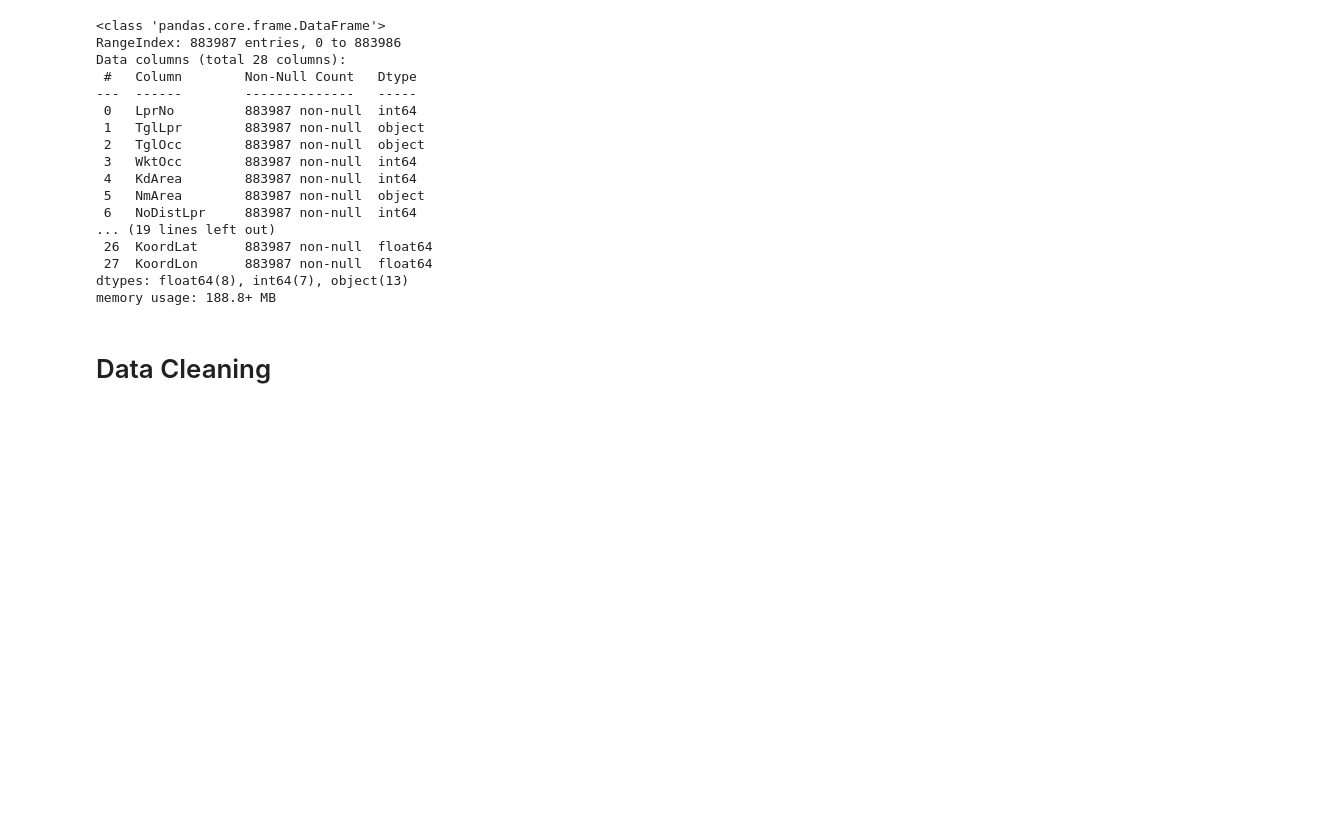
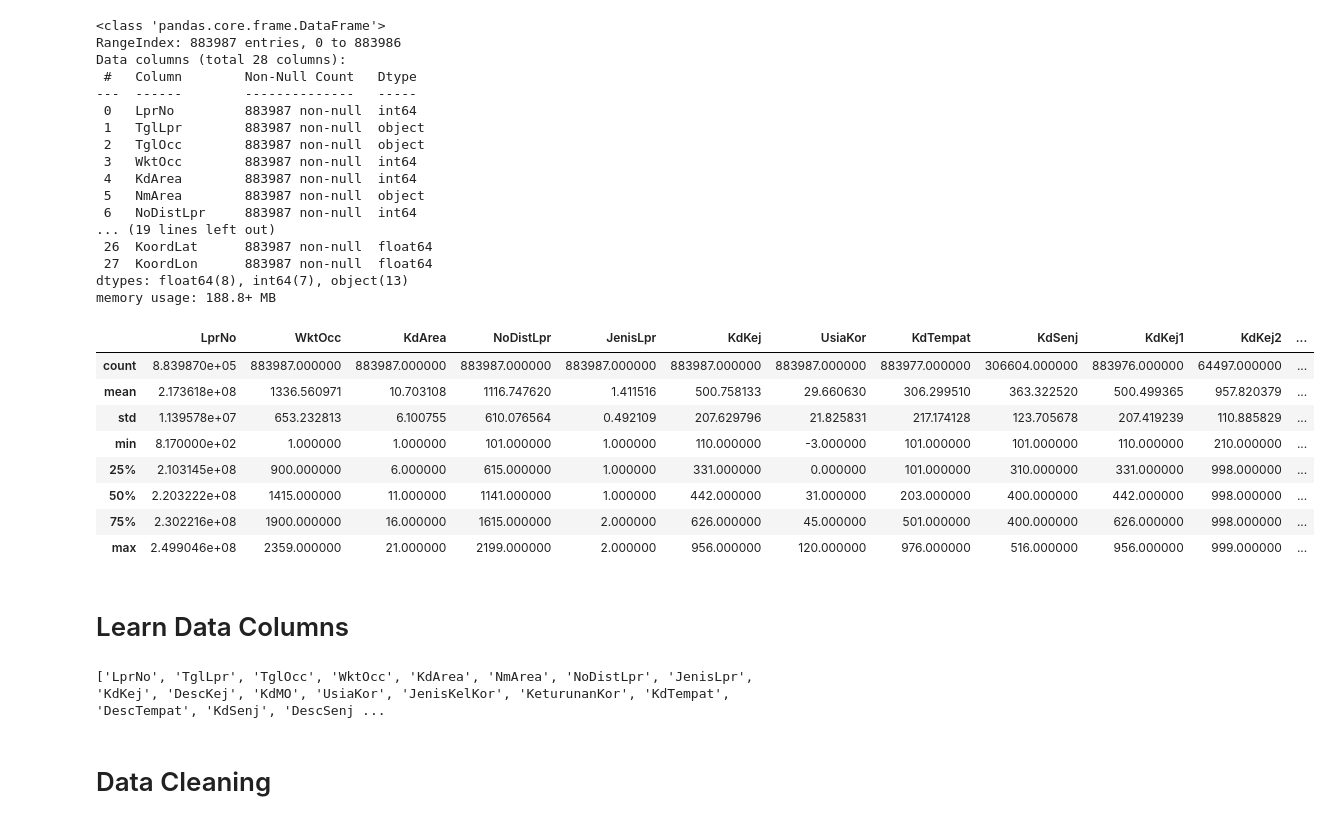
Before and after one commit to RIFF7/capstone-project, a Jupyter notebook: capstone_project_crime.ipynb, the cells around one changed output. Saved outputs shown, nothing was run; the diff lists cells and outputs as text; code cells hidden in the pictures; blank space fills up the shorter version.

```diff
--- a/capstone_project_crime.ipynb
+++ b/capstone_project_crime.ipynb
@@ -143,3 +144,17 @@ Data columns (total 28 columns):
  27  KoordLon      883987 non-null  float64
 dtypes: float64(8), int64(7), object(13)
 memory usage: 188.8+ MB
+# %%
+data_crime.describe()
+# %% [output]
+|  | LprNo | WktOcc | KdArea | NoDistLpr | JenisLpr | KdKej | UsiaKor | KdTempat | KdSenj | KdKej1 | KdKej2 | ... |
+| count | 8.839870e+05 | 883987.000000 | 883987.000000 | 883987.000000 | 883987.000000 | 883987.000000 | 883987.000000 | 883977.000000 | 306604.000000 | 883976.000000 | 64497.000000 | ... |
+| mean | 2.173618e+08 | 1336.560971 | 10.703108 | 1116.747620 | 1.411516 | 500.758133 | 29.660630 | 306.299510 | 363.322520 | 500.499365 | 957.820379 | ... |
+| std | 1.139578e+07 | 653.232813 | 6.100755 | 610.076564 | 0.492109 | 207.629796 | 21.825831 | 217.174128 | 123.705678 | 207.419239 | 110.885829 | ... |
+| min | 8.170000e+02 | 1.000000 | 1.000000 | 101.000000 | 1.000000 | 110.000000 | -3.000000 | 101.000000 | 101.000000 | 110.000000 | 210.000000 | ... |
+| 25% | 2.103145e+08 | 900.000000 | 6.000000 | 615.000000 | 1.000000 | 331.000000 | 0.000000 | 101.000000 | 310.000000 | 331.000000 | 998.000000 | ... |
+| 50% | 2.203222e+08 | 1415.000000 | 11.000000 | 1141.000000 | 1.000000 | 442.000000 | 31.000000 | 203.000000 | 400.000000 | 442.000000 | 998.000000 | ... |
+| 75% | 2.302216e+08 | 1900.000000 | 16.000000 | 1615.000000 | 2.000000 | 626.000000 | 45.000000 | 501.000000 | 400.000000 | 626.000000 | 998.000000 | ... |
+| max | 2.499046e+08 | 2359.000000 | 21.000000 | 2199.000000 | 2.000000 | 956.000000 | 120.000000 | 976.000000 | 516.000000 | 956.000000 | 999.000000 | ... |
+# %% [markdown]
+# Learn Data Columns
@@ -146,3 +163,7 @@ memory usage: 188.8+ MB
+# %%
+print(name_columns)
+# %% [output]
+['LprNo', 'TglLpr', 'TglOcc', 'WktOcc', 'KdArea', 'NmArea', 'NoDistLpr', 'JenisLpr', 'KdKej', 'DescKej', 'KdMO', 'UsiaKor', 'JenisKelKor', 'KeturunanKor', 'KdTempat', 'DescTempat', 'KdSenj', 'DescSenj ...
 # %% [markdown]
 # Data Cleaning
 # %%
```
Also changed, not shown: parts of 9 cells of this notebook.
